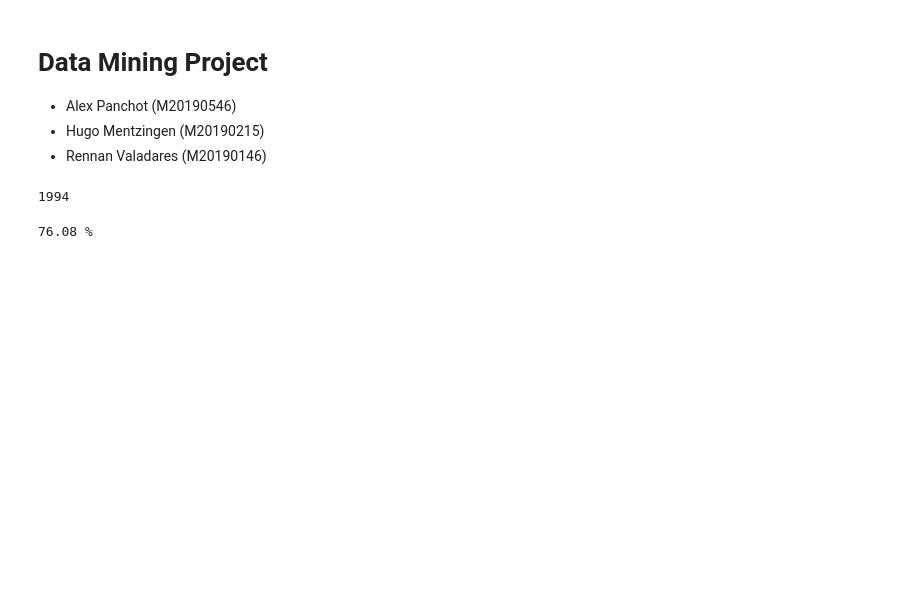
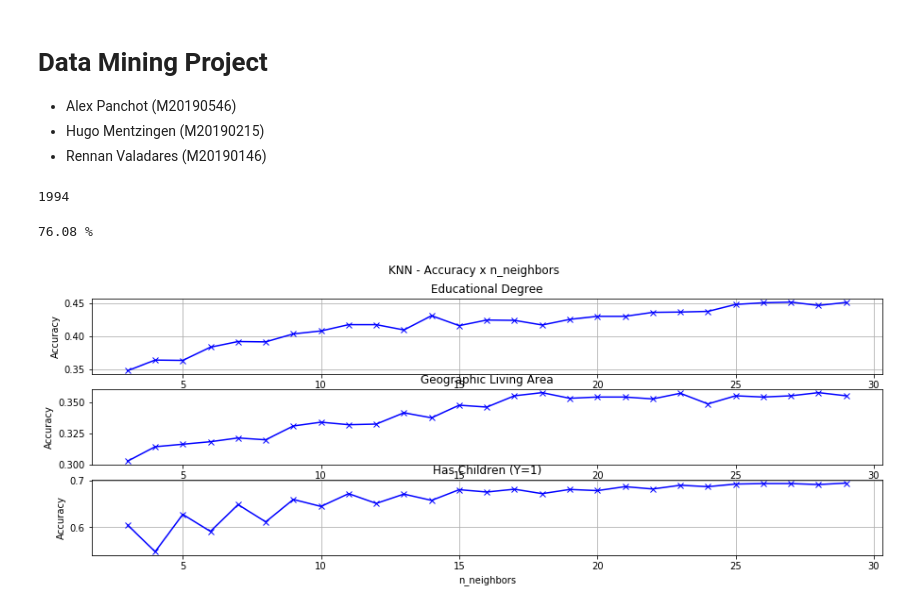
Before and after one commit to apanchot/data_mining, a Jupyter notebook: Data_Mining_Project.ipynb, the cells around one changed output. Saved outputs shown, nothing was run; the diff lists cells and outputs as text; code cells hidden in the pictures; blank space fills up the shorter version.

```diff
--- a/Data_Mining_Project.ipynb
+++ b/Data_Mining_Project.ipynb
@@ -89,21 +88,23 @@ def separateVariables(df):
     return InsCon, ValEng
 # %%
 #Function to rescale or normalize the dataframe columns
-def rescale_and_normalize(data_insurance):
+def rescaleAndNormalize(data_insurance):
 
     data_insurance_ = deepcopy(data_insurance)
     data_insurance_.drop(env_params['Outliers'], inplace=True)
+
     scaler = MinMaxScaler()
-    scaled_data_insurance = scaler.fit_transform(data_insurance_)
-    scaled_data_insurance = pd.DataFrame(scaled_data_insurance, columns = data_insurance_.columns)
+    scaled_features = scaler.fit_transform(data_insurance_.drop(columns=env_params['CategoricalColumns'], axis = 1))
+    scaled_features = pd.DataFrame(scaled_features, columns = data_insurance_.drop(columns=env_params['CategoricalColumns']).columns)
+    scaled_data_insurance = pd.merge(scaled_features, data_insurance_[env_params['CategoricalColumns']], left_index=True, right_index=True)
 
     return scaled_data_insurance
 # %%
 #Function to evaluate the best n_neighbors to use with KNN
-def evaluate_classifier(data_insurance):
+def evaluateClassifier(data_insurance):
     data_insurance_complete, data_insurance_incomplete = split(data_insurance, reset_index=True)
 
-    def create_and_fit_classifier(k):
+    def createAndFitClassifier(k):
         clf = KNeighborsClassifier(n_neighbors=k)
         incomplete = deepcopy(data_insurance_incomplete)
         complete = deepcopy(data_insurance_complete)
@@ -119,9 +120,9 @@ def evaluate_classifier(data_insurance):
 
         accuracy_dict = {}
 
-        for k in range(3,100):
+        for k in range(3,30):
 
-            result = create_and_fit_classifier(k)
+            result = createAndFitClassifier(k)
             clf = result[0]
             y_test = result[1]
             X_test = result[2]
@@ -330,8 +331,8 @@ insurance_df['Age'] = insurance_df.loc[:, 'Brithday Year'].apply(lambda x : 2019
 #Create First Policy´s Age column
 insurance_df['First Policy´s Age'] = insurance_df.loc[:, 'First Policy´s Year'].apply(lambda x : 2019 - x )
 
-#Drop Birthday Year and Customer Id
-insurance_df.drop(['Brithday Year'], axis=1, inplace=True)
+#Drop Birthday Year and First Policy´s Year
+insurance_df.drop(['Brithday Year', 'First Policy´s Year' ], axis=1, inplace=True)
 # %%
 #Drop rows with more than 3 NaN's
 insurance_df.dropna(thresh=(len(insurance_df.columns) - 3), inplace=True, axis=0)
@@ -350,7 +353,7 @@ print("{:.2f}".format(x/(x+y)*100),'%')
 # %%
 data_insurance = deepcopy(insurance_df)
 
-#Dropping one evident wrong value in the dataframe
+#Dropping row(s) with evident noisy (corrupted or distorted) values in the dataframe
 data_insurance.drop(env_params['NoisyData'], inplace=True)
 
 #Encoding Educational Degree and returning back the NaN's
@@ -362,39 +365,41 @@ data_insurance.loc[:,'Educational Degree'] = labelencoder_X.fit_transform(data_i
 
 data_insurance['Educational Degree'] = data_insurance['Educational Degree'].apply(lambda x : np.nan if x == 4 else x )
 
-#Adding the sum of all premiums pais as a column
-plot_data_insurance['Premium: Sum']=plot_data_insurance[['Premiums in LOB: Work Compensations',
+#Adding the sum of all premiums paid as a column
+data_insurance['Premium: Sum']=data_insurance[['Premiums in LOB: Work Compensations',
                                                          'Premiums in LOB:  Life',
                                                          'Premiums in LOB: Health',
                                                          'Premiums in LOB: Household',
                                                          'Premiums in LOB: Motor']].sum(axis=1)
 # %%
 #Verify the optimal n_neighbors to our KNN classifiers
-scaled_data_insurance = rescale_and_normalize(data_insurance)
-scaled_data_insurance = scaled_data_insurance.drop(columns='Customer Identity')
+scaled_data_insurance = rescaleAndNormalize(data_insurance)
+scaled_data_insurance.drop('Customer Identity', axis=1)
 
-accuracies_for_column_dict = evaluate_classifier(scaled_data_insurance)
+accuracies_for_column_dict = evaluateClassifier(scaled_data_insurance)
 fig, ax = plt.subplots(3, figsize=(15,5))
 fig.suptitle('KNN - Accuracy x n_neighbors')
 ax[0].plot(list(accuracies_for_column_dict['Educational Degree'].keys()),
                                     list(accuracies_for_column_dict['Educational Degree'].values()),
                                     'bx-')
 ax[0].set_title('Educational Degree')
 ax[0].grid(True)
 
 ax[1].plot(list(accuracies_for_column_dict['Geographic Living Area'].keys()),
                                     list(accuracies_for_column_dict['Geographic Living Area'].values()),
                                     'bx-')
 ax[1].set_title('Geographic Living Area')
 ax[0].grid(True)
 
 ax[2].plot(list(accuracies_for_column_dict['Has Children (Y=1)'].keys()),
                                     list(accuracies_for_column_dict['Has Children (Y=1)'].values()),
                                     'bx-')
 ax[2].set_title('Has Children (Y=1)')
 ax[2].grid(True)
 
 for ax in ax.flat:
     ax.set(xlabel='n_neighbors', ylabel='Accuracy')
 
 plt.show()
+# %% [output]
+[figure, added]
```
Also changed, not shown: parts of 20 cells of this notebook.
